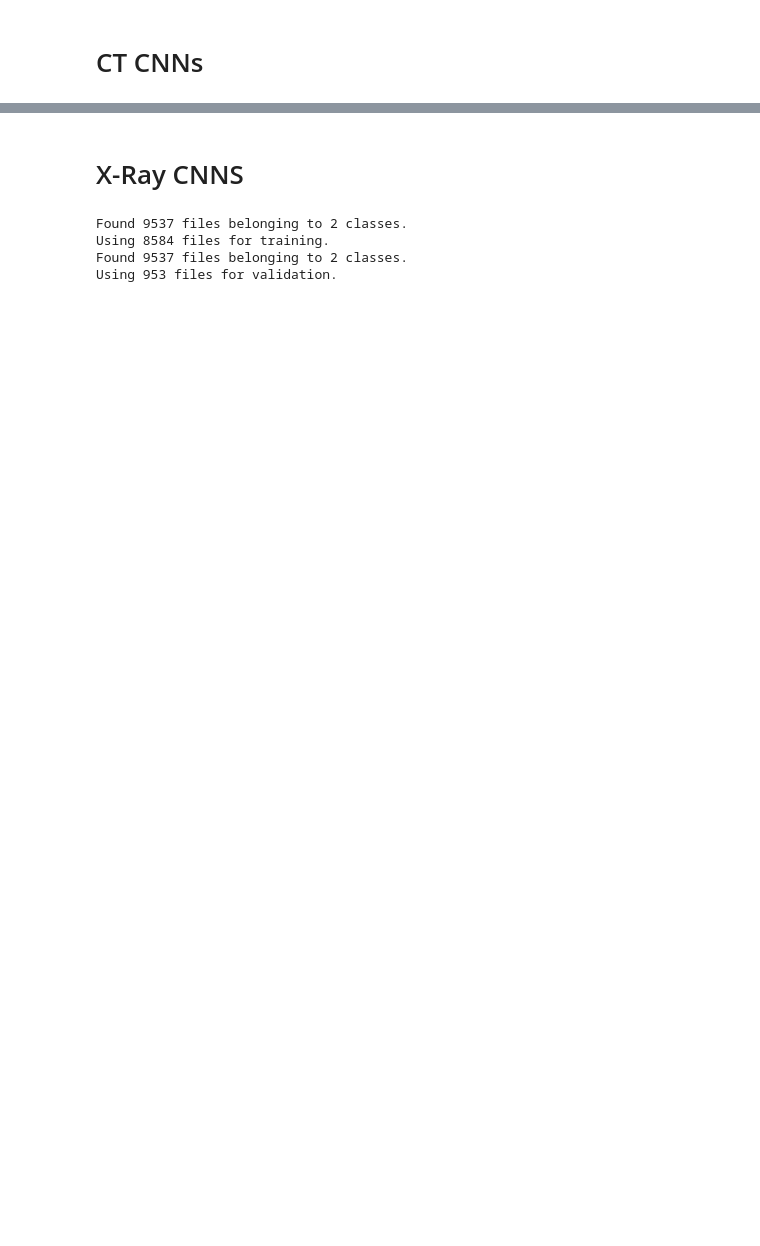
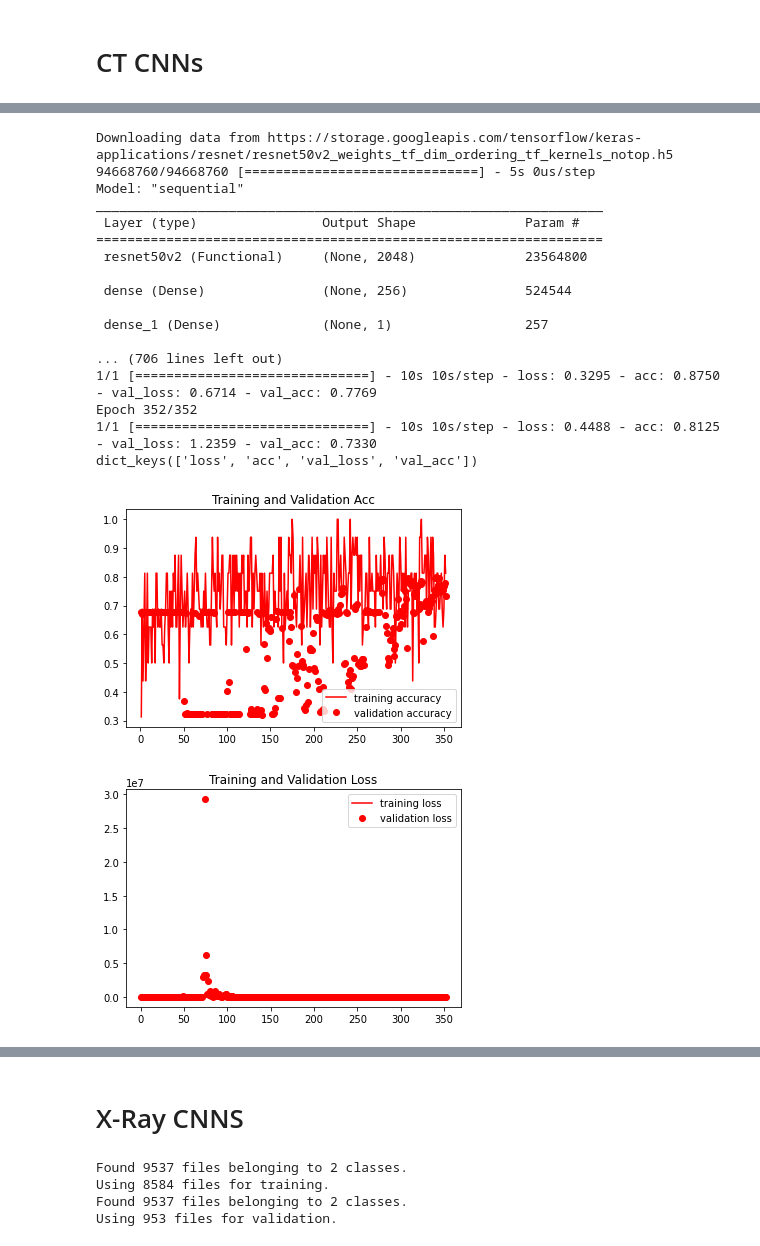
Before and after one commit to wiplash742000/Masters_Thesis_Automated_Detection_of_COVID_19_Using_GANs_and_CNNs, a Jupyter notebook: Jupyter Notebooks/CNNS/Extensive_COVID_19_CNN.ipynb, the cells around one changed output, grey strips where cells are left out. Drawn from its saved outputs; the diff is of its cells as text; code cells hidden in the pictures; blank space fills up the shorter version.

```diff
--- a/Jupyter Notebooks/CNNS/Extensive_COVID_19_CNN.ipynb
+++ b/Jupyter Notebooks/CNNS/Extensive_COVID_19_CNN.ipynb
@@ -208,0 +275,79 @@ dict_keys(['loss', 'acc', 'val_loss', 'val_acc'])
+# %%
+# code inspired by page 145 - 148 deep learning with python
+# and https://www.youtube.com/watch?v=JcU72smpLJk
+ResnetModel50V2_model = Sequential()
+model = tf.keras.applications.ResNet50V2(
+    include_top=False,
+    weights="imagenet",
+    input_shape=(256,256,3),
+    pooling='avg',
+    classes=2,
+    classifier_activation="sigmoid",
+)
+ResnetModel50V2_model.add(model)
+ResnetModel50V2_model.add(Dense(256,activation='relu'))
+ResnetModel50V2_model.add(Dense(1,activation='sigmoid'))
+epochs = 352
+
+callbacks = [
+    keras.callbacks.ModelCheckpoint("save_at_{epoch}.keras"),
+]
+ResnetModel50V2_model.compile(
+    optimizer=keras.optimizers.RMSprop(learning_rate=0.001,momentum=0.001),
+    loss="binary_crossentropy",
+    metrics=["acc"],
+)
+ResnetModel50V2_model.summary()
+history = ResnetModel50V2_model.fit(
+    train_ds,
+    epochs=epochs,
+    steps_per_epoch=1,
+    callbacks=callbacks,
+    validation_data=val_ds)
+ResnetModel50V2_model.save('content/gdrive/My Drive/CNN_Models_Baseline/resnetmodel50v2_extensive_covid_Xray_model.h5')
+
+print(history.history.keys())
+
+accuracy = history.history['acc']
+val_accuracy = history.history['val_acc']
+train_loss = history.history['loss']
+val_loss = history.history['val_loss']
+
+epochs = range(1, len(accuracy) + 1)
+accuracy = history.history['acc']
+val_accuracy = history.history['val_acc']
+train_loss = history.history['loss']
+val_loss = history.history['val_loss']
+epochs = range(1, len(accuracy) + 1)
+
+plt.plot(epochs, accuracy,'r',label = 'training accuracy')
+plt.plot(epochs, val_accuracy,'ro',label = 'validation accuracy')
+plt.title('Training and Validation Acc')
+plt.legend()
+plt.show()
+
+plt.plot(epochs, train_loss,'r',label = 'training loss')
+plt.plot(epochs, val_loss,'ro',label = 'validation loss')
+plt.title('Training and Validation Loss')
+plt.legend()
+plt.show()
+# %% [output]
+Downloading data from https://storage.googleapis.com/tensorflow/keras-applications/resnet/resnet50v2_weights_tf_dim_ordering_tf_kernels_notop.h5
+94668760/94668760 [==============================] - 5s 0us/step
+Model: "sequential"
+_________________________________________________________________
+ Layer (type)                Output Shape              Param #
+=================================================================
+ resnet50v2 (Functional)     (None, 2048)              23564800
+
+ dense (Dense)               (None, 256)               524544
+
+ dense_1 (Dense)             (None, 1)                 257
+
+... (706 lines left out)
+1/1 [==============================] - 10s 10s/step - loss: 0.3295 - acc: 0.8750 - val_loss: 0.6714 - val_acc: 0.7769
+Epoch 352/352
+1/1 [==============================] - 10s 10s/step - loss: 0.4488 - acc: 0.8125 - val_loss: 1.2359 - val_acc: 0.7330
+dict_keys(['loss', 'acc', 'val_loss', 'val_acc'])
+[figure, added]
+[figure, added]
```
Also changed, not shown: parts of 12 cells of this notebook, 1 other file.
